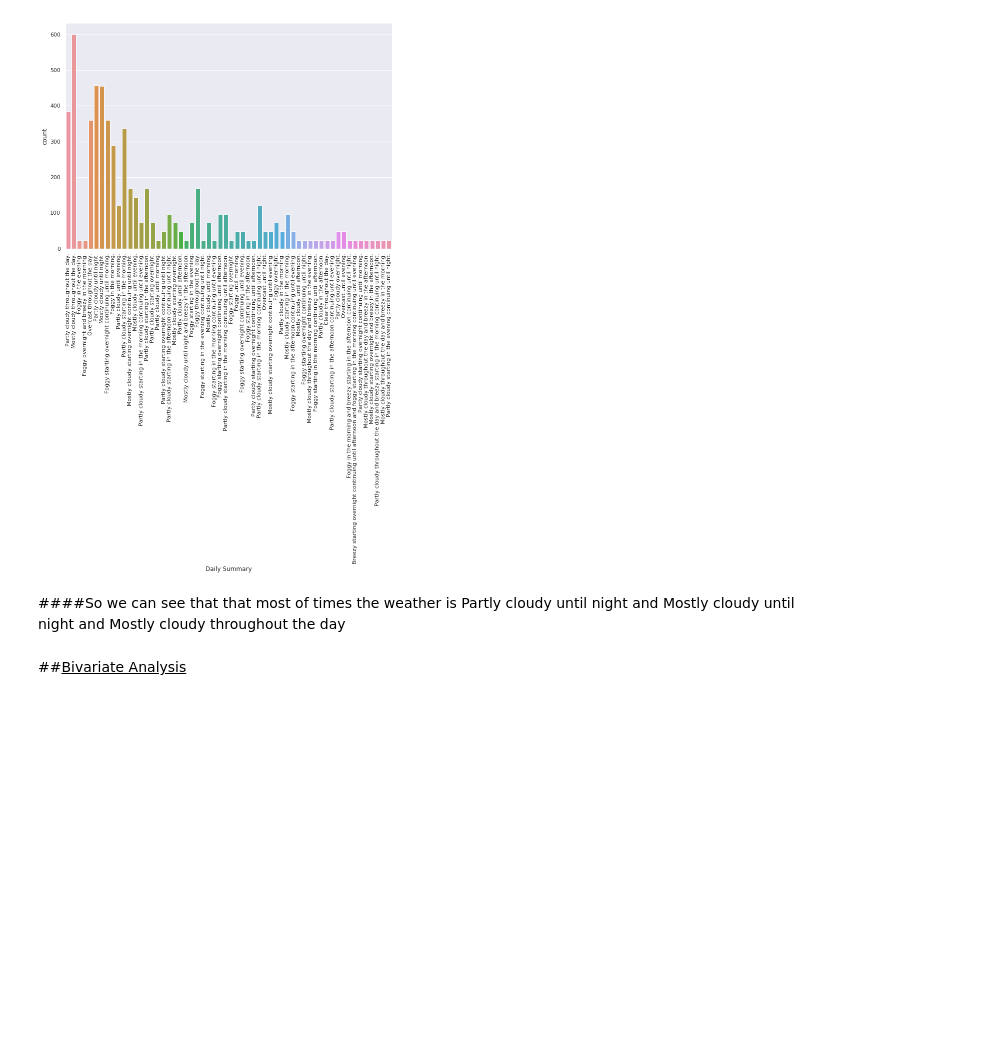
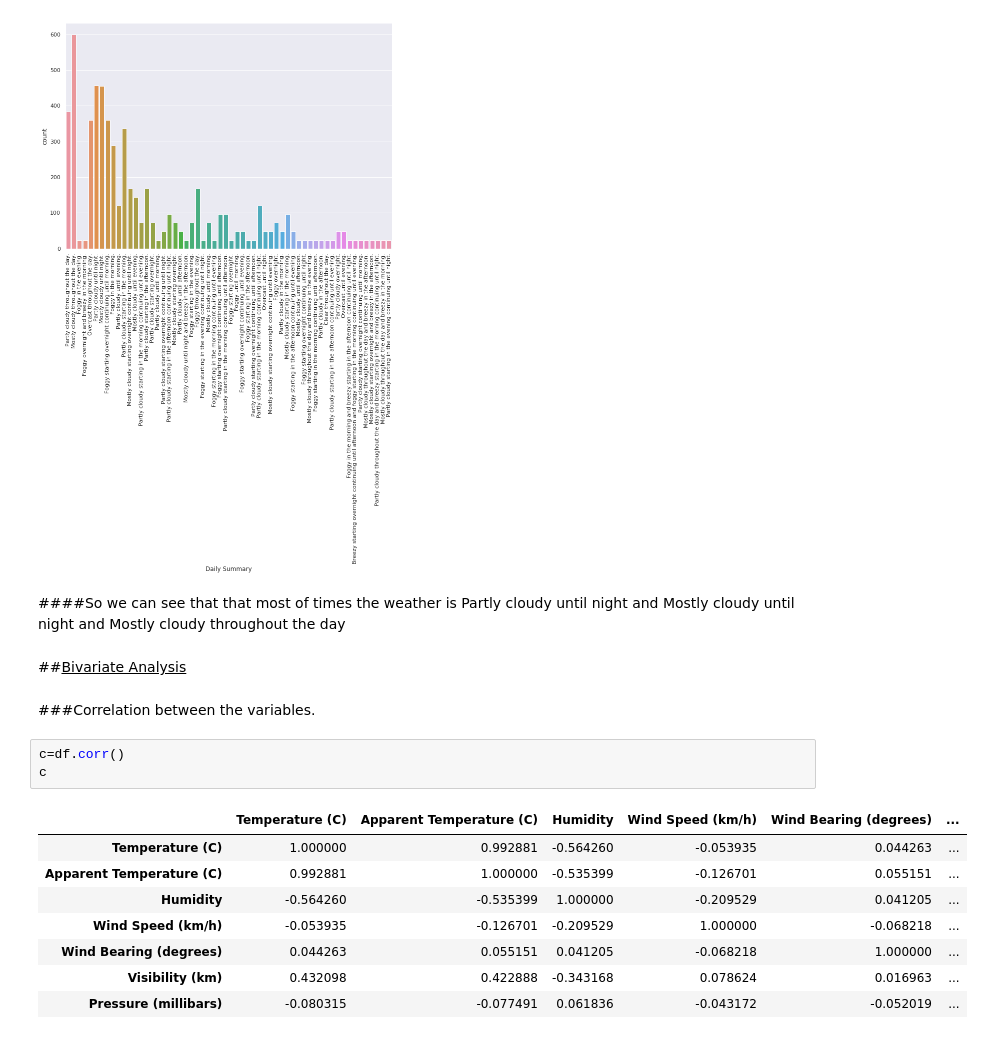
Before and after one commit to Akshay2224/Apparent-Temperature, a Jupyter notebook: Apparent_Temp_Project.ipynb, the cells around one changed output. Cells and saved outputs as stored; diff of their text form; blank space fills up the shorter version.

```diff
--- a/Apparent_Temp_Project.ipynb
+++ b/Apparent_Temp_Project.ipynb
@@ -642,3 +642,17 @@ sns.despine()
 ####So we can see that that most of times the weather is Partly cloudy until night and Mostly cloudy until night and Mostly cloudy throughout the day
 # %% [markdown]
 ##<u>Bivariate Analysis</u>
+# %% [markdown]
+###Correlation between the variables.
+# %%
+c=df.corr()
+c
+# %% [output]
+|  | Temperature (C) | Apparent Temperature (C) | Humidity | Wind Speed (km/h) | Wind Bearing (degrees) | ... |
+| Temperature (C) | 1.000000 | 0.992881 | -0.564260 | -0.053935 | 0.044263 | ... |
+| Apparent Temperature (C) | 0.992881 | 1.000000 | -0.535399 | -0.126701 | 0.055151 | ... |
+| Humidity | -0.564260 | -0.535399 | 1.000000 | -0.209529 | 0.041205 | ... |
+| Wind Speed (km/h) | -0.053935 | -0.126701 | -0.209529 | 1.000000 | -0.068218 | ... |
+| Wind Bearing (degrees) | 0.044263 | 0.055151 | 0.041205 | -0.068218 | 1.000000 | ... |
+| Visibility (km) | 0.432098 | 0.422888 | -0.343168 | 0.078624 | 0.016963 | ... |
+| Pressure (millibars) | -0.080315 | -0.077491 | 0.061836 | -0.043172 | -0.052019 | ... |
```
Also changed, not shown: parts of 4 cells of this notebook.
